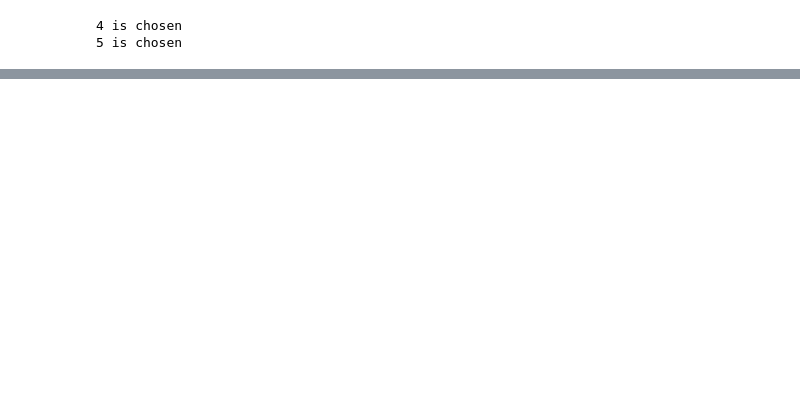
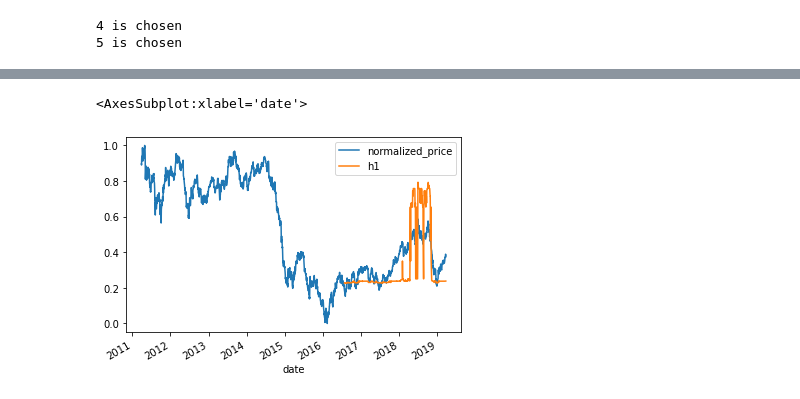
Before and after one commit to ben-edde/LIMA, a Jupyter notebook: demo/demo_forecast.ipynb, the cells around one changed output, grey strips where cells are left out. Drawn from its saved outputs; the diff is of its cells as text; code cells hidden in the pictures; blank space fills up the shorter version.

Commit message:
merged prediction with original data

```diff
--- a/demo/demo_forecast.ipynb
+++ b/demo/demo_forecast.ipynb
@@ -301,3 +284,0 @@ Name: date, Length: 1993, dtype: datetime64[ns]
-# %%
-df_normalized_polarity_price.set_index('date',inplace=True)
-pd.to_datetime(df_normalized_polarity_price.index)
@@ -335,0 +285,6 @@ df_old_n_new.to_csv("normalized_polarity_price_h1_h2_h3.csv")
+# %%
+df_h1=pd.DataFrame(y_pred_h1,index=range(size+4,len(values)+4),columns=["h1"])
+df_h2=pd.DataFrame(y_pred_h2,index=range(size+4,len(values)+4),columns=["h2"])
+df_h3=pd.DataFrame(y_pred_h3,index=range(size+4,len(values)+4),columns=["h3"])
+# %%
+df_normalized_price_n_pred=pd.concat([df_normalized_polarity_price[["date","normalized_price"]],df_h1,df_h2,df_h3],axis=1)
@@ -335,0 +293,5 @@ df_old_n_new.to_csv("normalized_polarity_price_h1_h2_h3.csv")
+# %%
+df_normalized_price_n_pred.set_index("date")[["normalized_price","h1"]].plot()
+# %% [output]
+<AxesSubplot:xlabel='date'>
+[figure, added]
```
Also changed, not shown: parts of 13 cells of this notebook, 1 other file.
